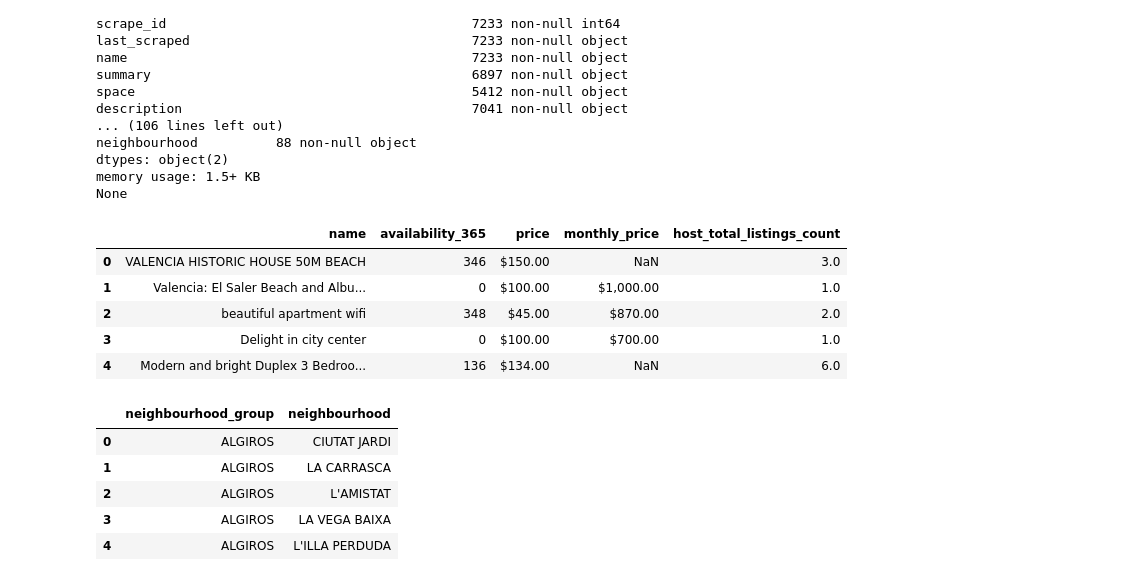
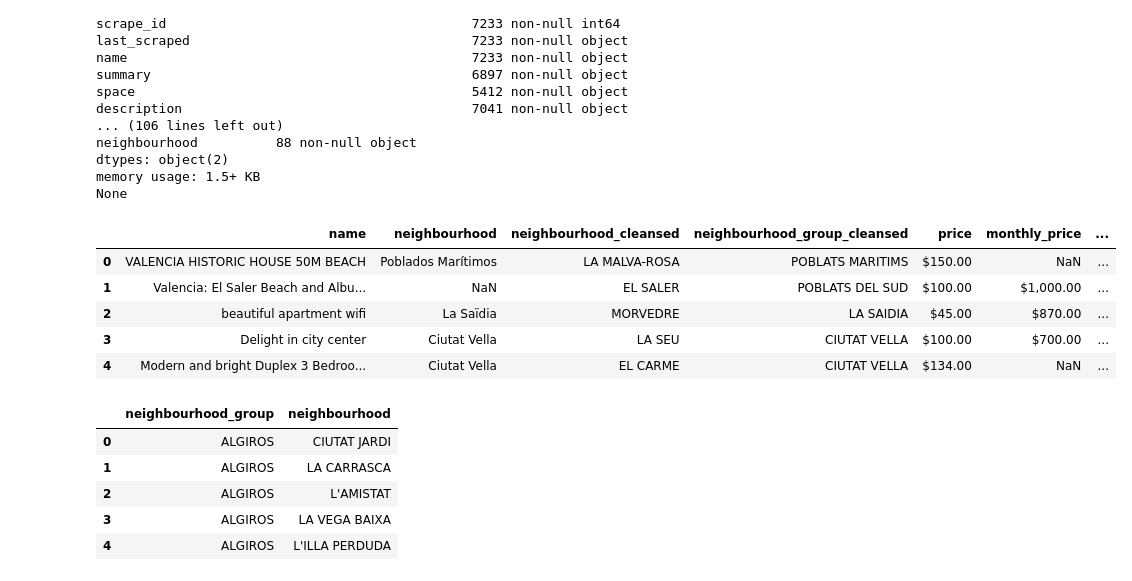
Before and after one commit to eduardoburgoa/airbnb-valencia, a Jupyter notebook: airbnb_valencia_analysis.ipynb, the cells around one changed output. Drawn from its saved outputs; the diff is of its cells as text; code cells hidden in the pictures.

```diff
--- a/airbnb_valencia_analysis.ipynb
+++ b/airbnb_valencia_analysis.ipynb
@@ -53,14 +53,14 @@ dtypes: object(2)
 memory usage: 1.5+ KB
 None
 # %%
-df_listings[['name', 'availability_365', 'price', 'monthly_price','host_total_listings_count']].head()
+df_listings[['name', 'neighbourhood', 'neighbourhood_cleansed', 'neighbourhood_group_cleansed', 'price', 'monthly_price','host_total_listings_count']].head()
 # %% [output]
-|  | name | availability_365 | price | monthly_price | host_total_listings_count |
-| 0 | VALENCIA HISTORIC HOUSE 50M BEACH | 346 | $150.00 | NaN | 3.0 |
-| 1 | Valencia: El Saler Beach and Albu... | 0 | $100.00 | $1,000.00 | 1.0 |
-| 2 | beautiful apartment wifi | 348 | $45.00 | $870.00 | 2.0 |
-| 3 | Delight in city center | 0 | $100.00 | $700.00 | 1.0 |
-| 4 | Modern and bright Duplex 3 Bedroo... | 136 | $134.00 | NaN | 6.0 |
+|  | name | neighbourhood | neighbourhood_cleansed | neighbourhood_group_cleansed | price | monthly_price | ... |
+| 0 | VALENCIA HISTORIC HOUSE 50M BEACH | Poblados Marítimos | LA MALVA-ROSA | POBLATS MARITIMS | $150.00 | NaN | ... |
+| 1 | Valencia: El Saler Beach and Albu... | NaN | EL SALER | POBLATS DEL SUD | $100.00 | $1,000.00 | ... |
+| 2 | beautiful apartment wifi | La Saïdia | MORVEDRE | LA SAIDIA | $45.00 | $870.00 | ... |
+| 3 | Delight in city center | Ciutat Vella | LA SEU | CIUTAT VELLA | $100.00 | $700.00 | ... |
+| 4 | Modern and bright Duplex 3 Bedroo... | Ciutat Vella | EL CARME | CIUTAT VELLA | $134.00 | NaN | ... |
 # %%
 df_neighbourhoods.head()
 # %% [output]
```
Also changed, not shown: parts of 5 cells of this notebook.
